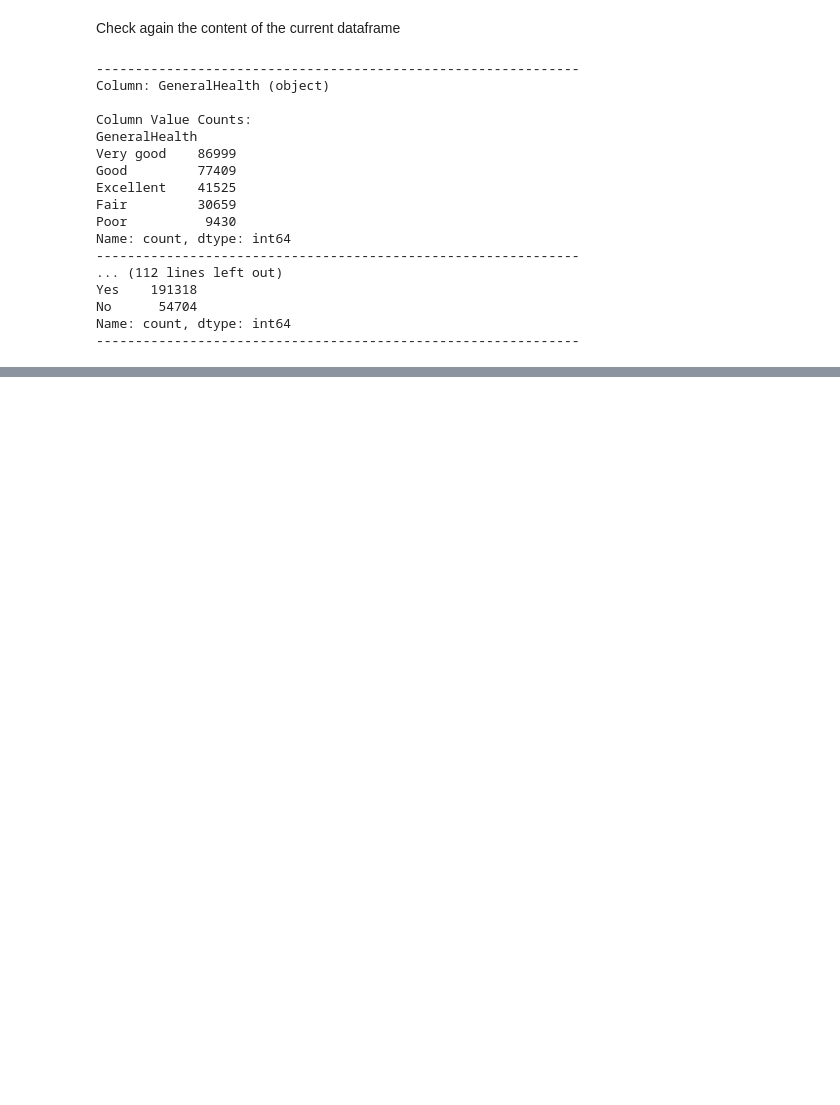
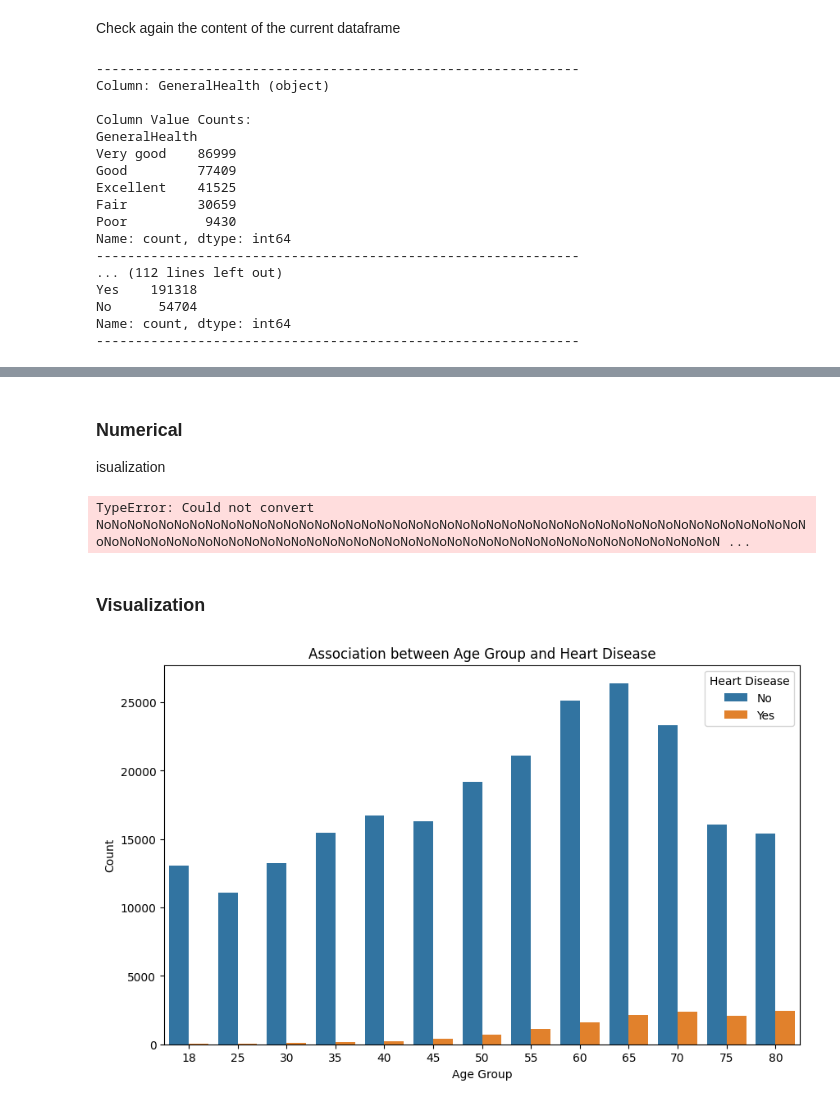
Before and after one commit to briangabini/csmodel, a Jupyter notebook: csmodel-project.ipynb, the cells around one changed output, grey strips where cells are left out. Drawn from its saved outputs; the diff is of its cells as text; code cells hidden in the pictures; blank space fills up the shorter version.

```diff
--- a/csmodel-project.ipynb
+++ b/csmodel-project.ipynb
@@ -383,0 +413,26 @@ Given the exploratory data analysis performed with the chosen variables,
+# %% [markdown]
+### Numerical
+
+isualization
+# %%
+percentage_heart_disease_by_age = (
+    heart_df.groupby('Age')['HadHeartDisease'].mean() * 100
+).reset_index()
+
+print(percentage_heart_disease_by_age)
+# %% [output]
+TypeError: Could not convert NoNoNoNoNoNoNoNoNoNoNoNoNoNoNoNoNoNoNoNoNoNoNoNoNoNoNoNoNoNoNoNoNoNoNoNoNoNoNoNoNoNoNoNoNoNoNoNoNoNoNoNoNoNoNoNoNoNoNoNoNoNoNoNoNoNoNoNoNoNoNoNoNoNoNoNoNoNoNoNoNoNoNoNoNoN ...
+# %% [markdown]
+### Visualization
+# %%
+heart_df['Age'] = heart_df['Age'].astype('category')
+plt.figure(figsize=(10, 6))
+
+sns.countplot(x='Age', hue='HadHeartDisease', data=heart_df)
+plt.xlabel('Age Group')
+plt.ylabel('Count')
+plt.title('Association between Age Group and Heart Disease')
+plt.legend(title='Heart Disease', labels=['No', 'Yes'])
+plt.show()
+# %% [output]
+[figure, added]
```
Also changed, not shown: parts of 74 cells of this notebook.
